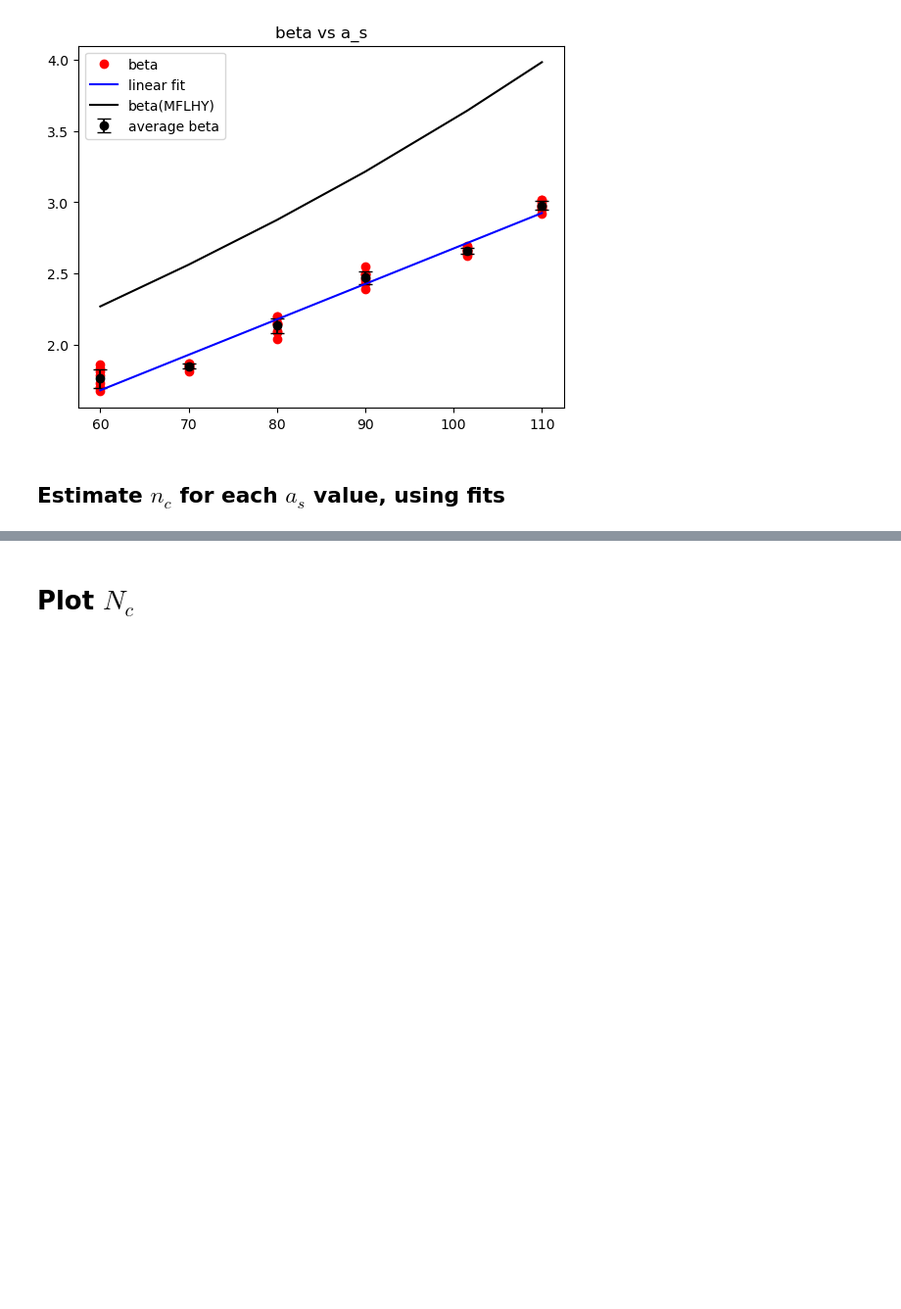
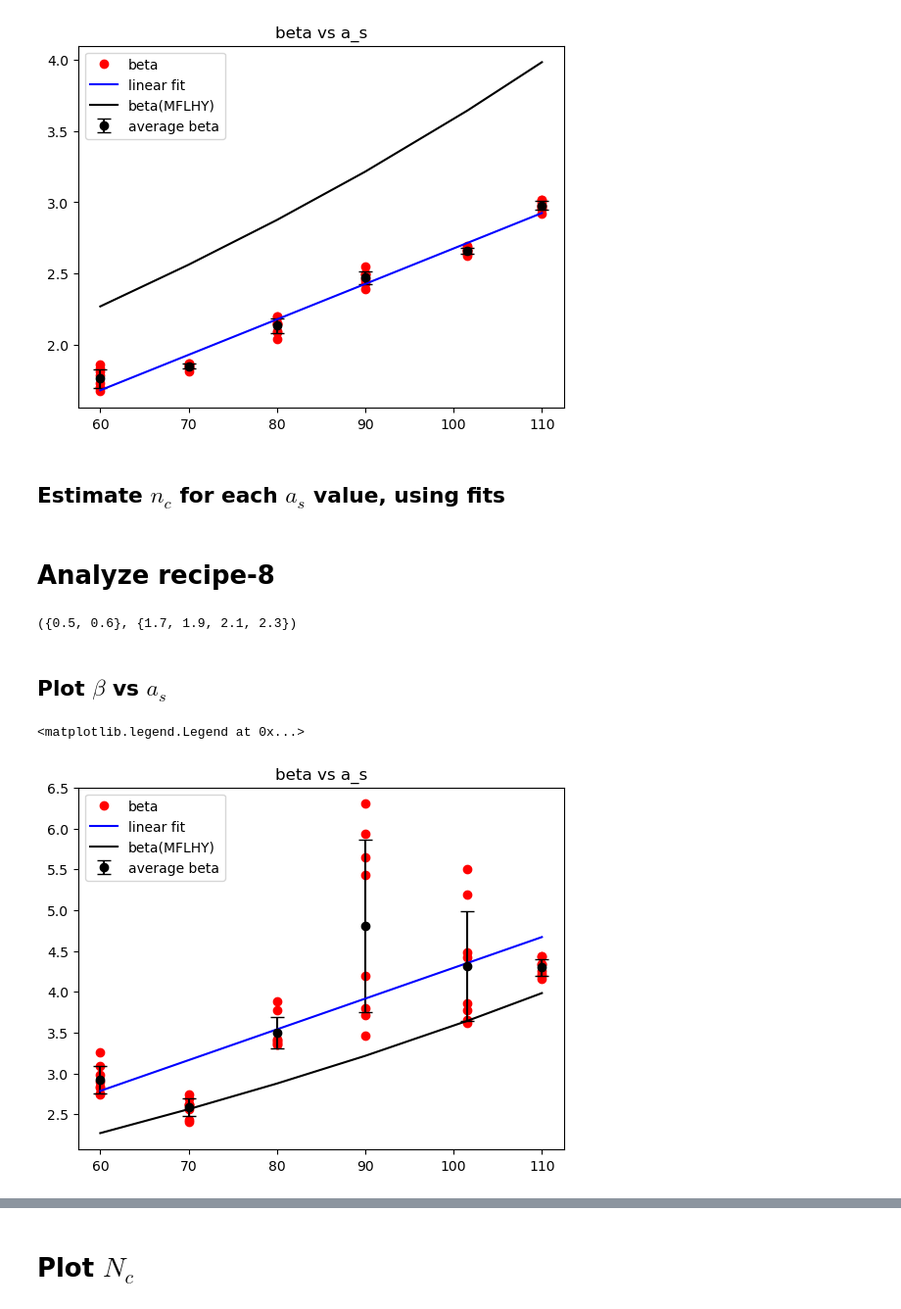
Before and after one commit to viktorcikojevic/dipolar-droplets, a Jupyter notebook: beta-gamma-fit-vs-a_s.ipynb, the cells around one changed output, grey strips where cells are left out. Shown at 98% size. Saved outputs shown, nothing was run; the diff lists cells and outputs as text; code cells hidden in the pictures; blank space fills up the shorter version.

```diff
--- a/beta-gamma-fit-vs-a_s.ipynb
+++ b/beta-gamma-fit-vs-a_s.ipynb
@@ -179,3 +179,62 @@ for i in tqdm(range(len(a_s))):
     n_c_best_possible_fit[i] = estimate_nc(alpha,func_beta(a_s[i], *popt_beta), 1.5, based_on="size", verbose=False)[0]
 # %%
 results["recipe-7-freeze-gamma-using-beta-gamma-fits"] = {"a_s": a_s, "n_c_best_possible_fit": n_c_best_possible_fit}
+# %% [markdown]
+# Analyze recipe-8
+# %%
+data = np.loadtxt("results/critical-atom-numbers/recipe-8-nc/functionals_E_N.dat")
+
+# the header is: a_s  n_c_best_possible_fit  rho_min_x  rho_max_x  alpha  alpha_opt  beta  gamma  min_energy
+# read all data
+a_s = data[:,0]
+n_c_best_possible_fit = data[:,1]
+rho_min_x = data[:,2]
+rho_max_x = data[:,3]
+alpha = data[:,4]
+alpha_opt = data[:,5]
+beta = data[:,6]
+gamma = data[:,7]
+
+# Take only the data where rho_min_x is smaller than 0.7, and rho_max_x is larger than 2.0
+indices = np.where((rho_min_x < 0.7) & (rho_min_x > 0.4) & (rho_max_x > 1.5) & (rho_max_x < 2.5))
+a_s = a_s[indices]
+n_c_best_possible_fit = n_c_best_possible_fit[indices]
+rho_min_x = rho_min_x[indices]
+rho_max_x = rho_max_x[indices]
+alpha = alpha[indices]
+alpha_opt = alpha_opt[indices]
+beta = beta[indices]
+gamma = gamma[indices]
+set(rho_min_x), set(rho_max_x)
+# %% [output]
+({0.5, 0.6}, {1.7, 1.9, 2.1, 2.3})
+# %% [markdown]
+## Plot $\beta$ vs $a_s$
+# %%
+# Plot beta vs a_s
+plt.plot(a_s, beta, 'o', label='beta', color='red')
+# On the same plot, plot the error bar for each a_s
+a_s_unique = np.unique(a_s)
+average = np.zeros(len(a_s_unique))
+std = np.zeros(len(a_s_unique))
+for i in range(len(a_s_unique)):
+    average[i] = np.average(beta[a_s==a_s_unique[i]])
+    std[i] = np.std(beta[a_s==a_s_unique[i]])
+# plot the error bar for each a_s, with larger error bars for a_s with less data points
+plt.errorbar(a_s_unique, average, yerr=std, fmt='o', label='average beta', capsize=5, color='black')
+# Make a linear fit of the average beta vs a_s
+def func_beta(x, a, b):
+    return a*x + b
+popt_beta, pcov = curve_fit(func_beta, a_s_unique, average)
+plt.plot(a_s_unique, func_beta(a_s_unique, *popt_beta), label='linear fit', color='blue')
+
+
+beta_mflhy = 256*np.sqrt(np.pi)*(a_s_unique/r_0)**(5/2)/15 + 128*np.sqrt(np.pi)*np.sqrt((a_s_unique/r_0))/45
+plt.plot(a_s_unique,beta_mflhy, label='beta(MFLHY)', color='black')
+
+
+plt.title("beta vs a_s")
+plt.legend(loc='best')
+# %% [output]
+<matplotlib.legend.Legend at 0x...>
+[figure, added]
```
Also changed, not shown: parts of 22 cells of this notebook, 28 other files.
